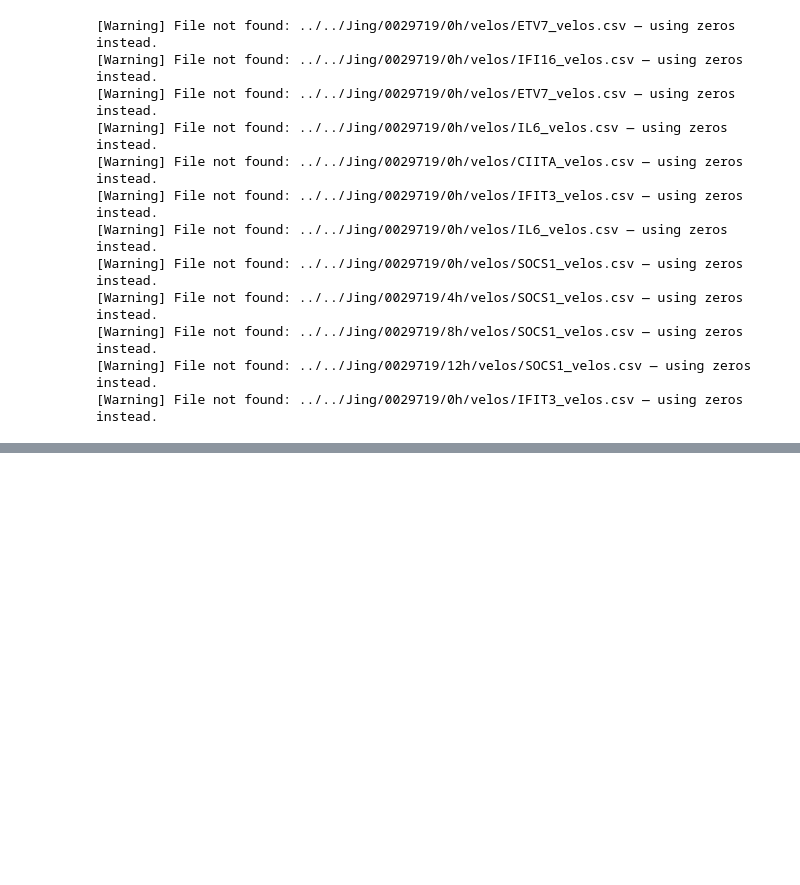
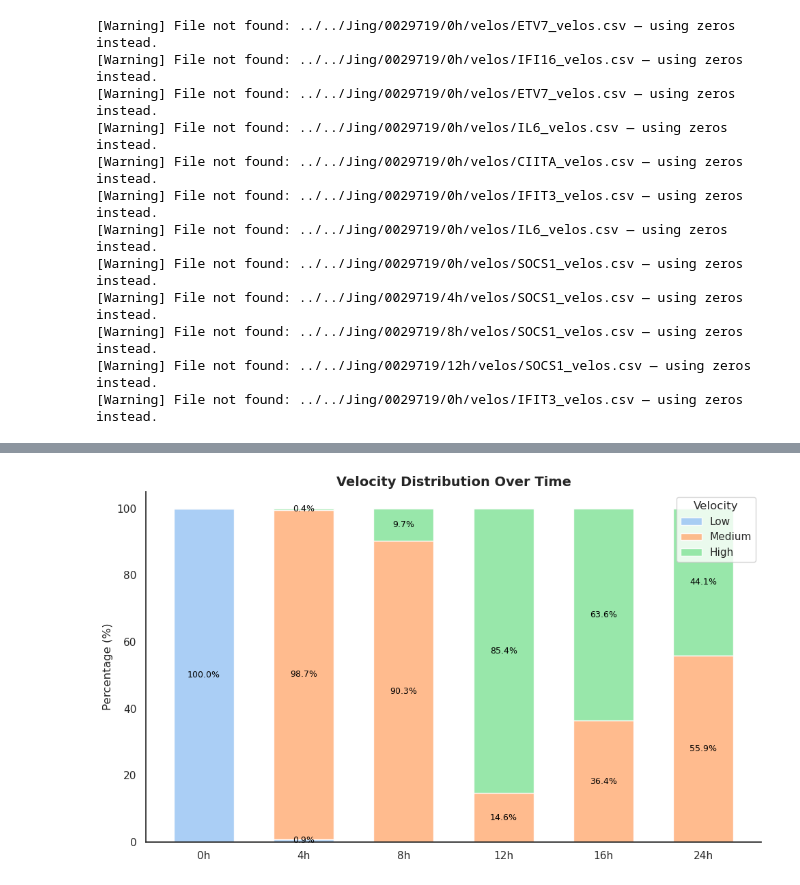
Before and after one commit to xwang97/SpatialDynamics, a Jupyter notebook: Analysis/time_course.ipynb, the cells around one changed output, grey strips where cells are left out. Drawn from its saved outputs; the diff is of its cells as text; code cells hidden in the pictures; blank space fills up the shorter version.

Commit message:
added velo component analyis

```diff
--- a/Analysis/time_course.ipynb
+++ b/Analysis/time_course.ipynb
@@ -344,0 +347,17 @@ for i in range(len(tf_gene_pairs)):
+# %%
+from collections import defaultdict
+from utils import get_velo_intervals, get_group_components
+
+root_dir = "../../Jing/0029719/"
+time_points = ['0h', '4h', '8h', '12h', '16h', '24h']
+gene = 'GBP1'
+
+groups = get_velo_intervals(root_dir, time_points, gene)
+time_components = defaultdict(list)
+for time_point in time_points:
+    velos_file = os.path.join(root_dir, time_point, 'velos', f"{gene}_velos.csv")
+    if os.path.exists(velos_file):
+        velos_df = pd.read_csv(velos_file, header=None)
+        time_components[time_point] = get_group_components(velos_df, groups)
+    else:
+        time_components[time_point] = [1, 0, 0]
@@ -344,0 +377,50 @@ for i in range(len(tf_gene_pairs)):
+# %%
+# Sort time points numerically
+import matplotlib.pyplot as plt
+import seaborn as sns
+
+# Keep previous styling
+sns.set(style="white")
+
+# Sorted time points
+time_points = sorted(time_components.keys(), key=lambda x: int(x.strip('h')))
+low = [time_components[t][0] * 100 for t in time_points]
+med = [time_components[t][1] * 100 for t in time_points]
+high = [time_components[t][2] * 100 for t in time_points]
+
+# Stack values
+bottom_med = low
+bottom_high = [l + m for l, m in zip(low, med)]
+
+# Color palette and thinner bars
+colors = sns.color_palette("pastel")[:3]
+bar_width = 0.6
+
+# Plot
+fig, ax = plt.subplots(figsize=(10, 6))
+ax.bar(time_points, low, width=bar_width, label='Low', color=colors[0], alpha=0.9)
+ax.bar(time_points, med, width=bar_width, bottom=bottom_med, label='Medium', color=colors[1], alpha=0.9)
+ax.bar(time_points, high, width=bar_width, bottom=bottom_high, label='High', color=colors[2], alpha=0.9)
+
+# Add text labels only if value > 0
+for i, t in enumerate(time_points):
+    if low[i] > 0:
+        ax.text(i, low[i] / 2, f"{low[i]:.1f}%", ha='center', va='center', fontsize=9, color='black')
+    if med[i] > 0:
+        ax.text(i, bottom_med[i] + med[i] / 2, f"{med[i]:.1f}%", ha='center', va='center', fontsize=9, color='black')
+    if high[i] > 0:
+        ax.text(i, bottom_high[i] + high[i] / 2, f"{high[i]:.1f}%", ha='center', va='center', fontsize=9, color='black')
+
+# Decorations
+ax.set_ylabel('Percentage (%)', fontsize=12)
+ax.set_title('Velocity Distribution Over Time', fontsize=14, weight='bold')
+ax.set_ylim(0, 105)
+ax.legend(title='Velocity')
+ax.tick_params(axis='x', labelsize=11)
+ax.tick_params(axis='y', labelsize=11)
+
+sns.despine()
+plt.tight_layout()
+plt.show()
+# %% [output]
+[figure, added]
```
Also changed, not shown: parts of 3 cells of this notebook, 2 other files.
